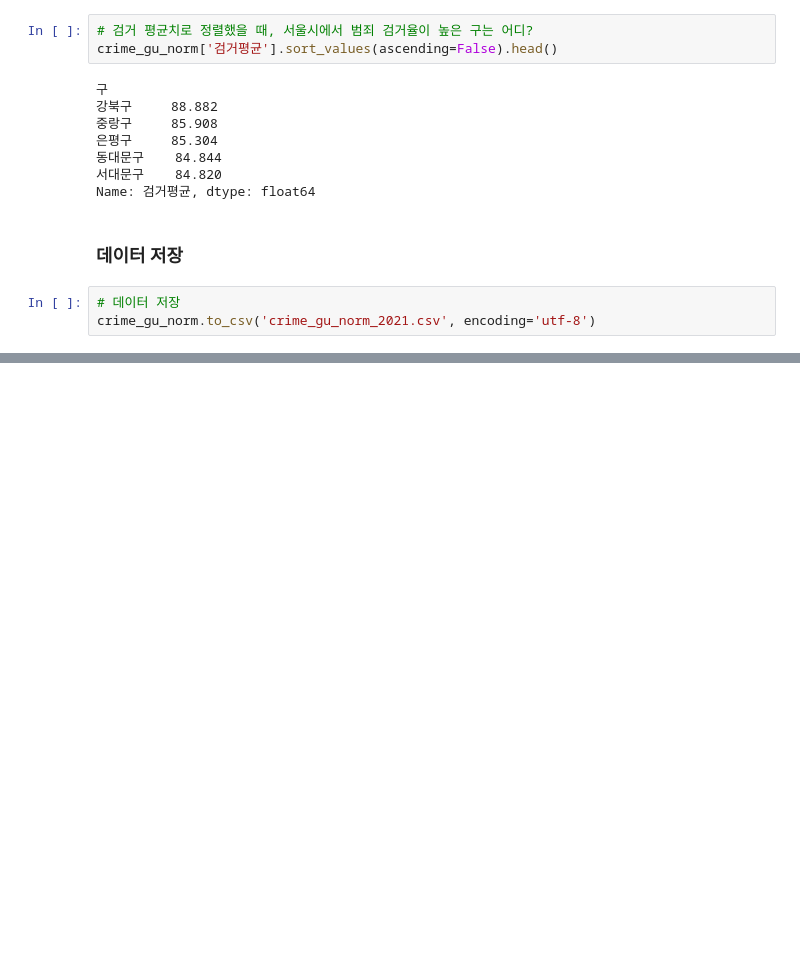
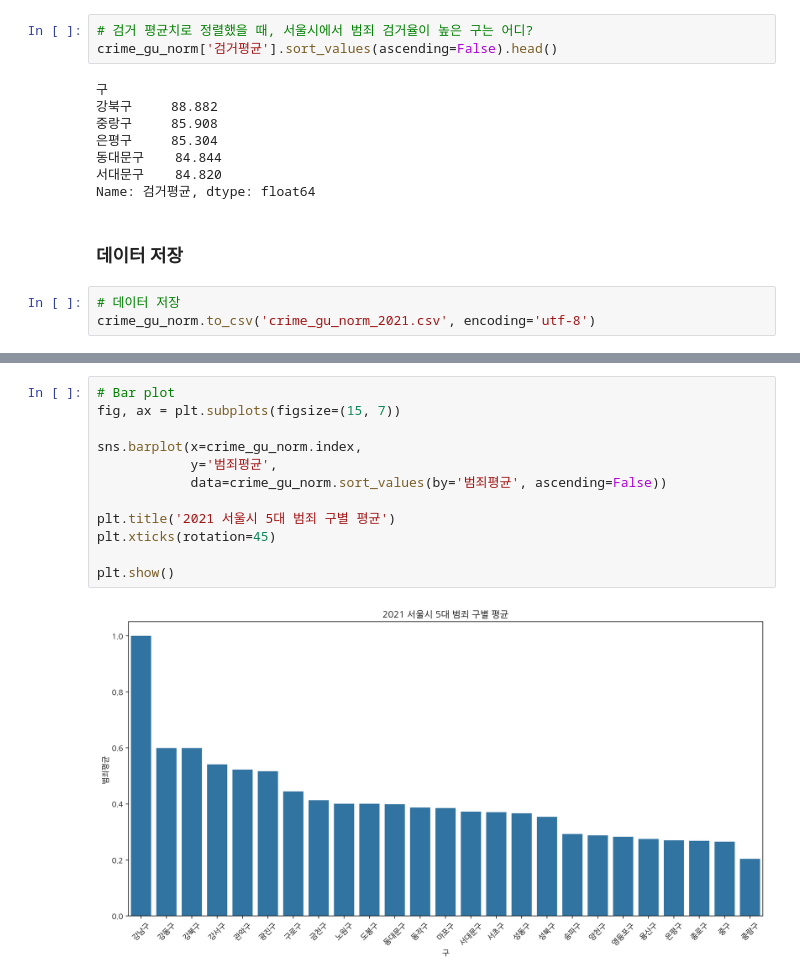
Before and after one commit to OhByungJik1222/Zerobase, a Jupyter notebook: Python 데이터 분석/05. 서울시 범죄현황 데이터 분석.ipynb, the cells around one changed output, grey strips where cells are left out. Cells and saved outputs as stored; diff of their text form; blank space fills up the shorter version.

```diff
--- a/Python 데이터 분석/05. 서울시 범죄현황 데이터 분석.ipynb
+++ b/Python 데이터 분석/05. 서울시 범죄현황 데이터 분석.ipynb
@@ -512,0 +533,14 @@ crime_gu_norm.head()
+# %%
+# Bar plot
+fig, ax = plt.subplots(figsize=(15, 7))
+
+sns.barplot(x=crime_gu_norm.index,
+            y='범죄평균',
+            data=crime_gu_norm.sort_values(by='범죄평균', ascending=False))
+
+plt.title('2021 서울시 5대 범죄 구별 평균')
+plt.xticks(rotation=45)
+
+plt.show()
+# %% [output]
+[figure, added]
```
Also changed, not shown: parts of 23 cells of this notebook, 2 other files.
